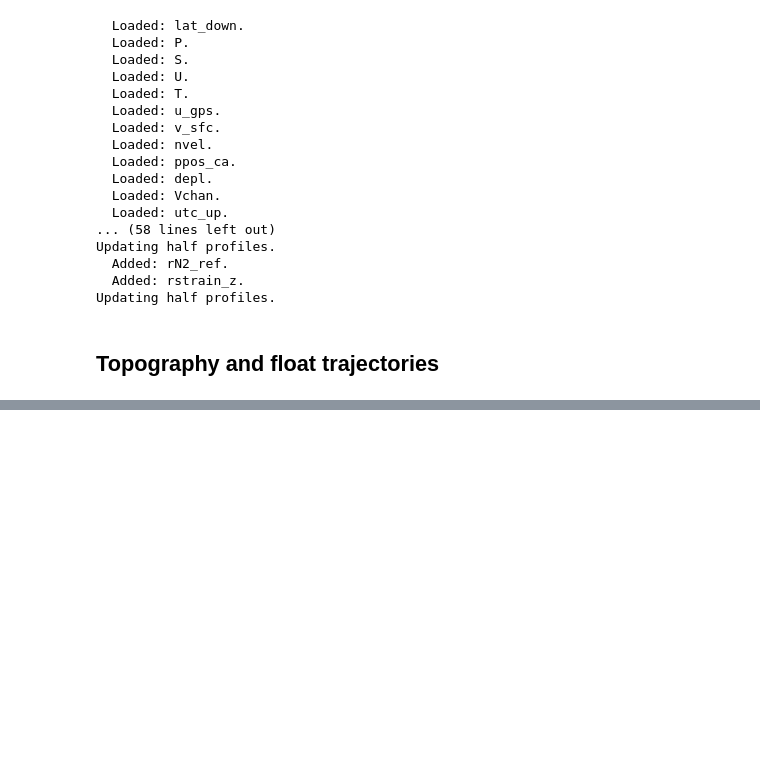
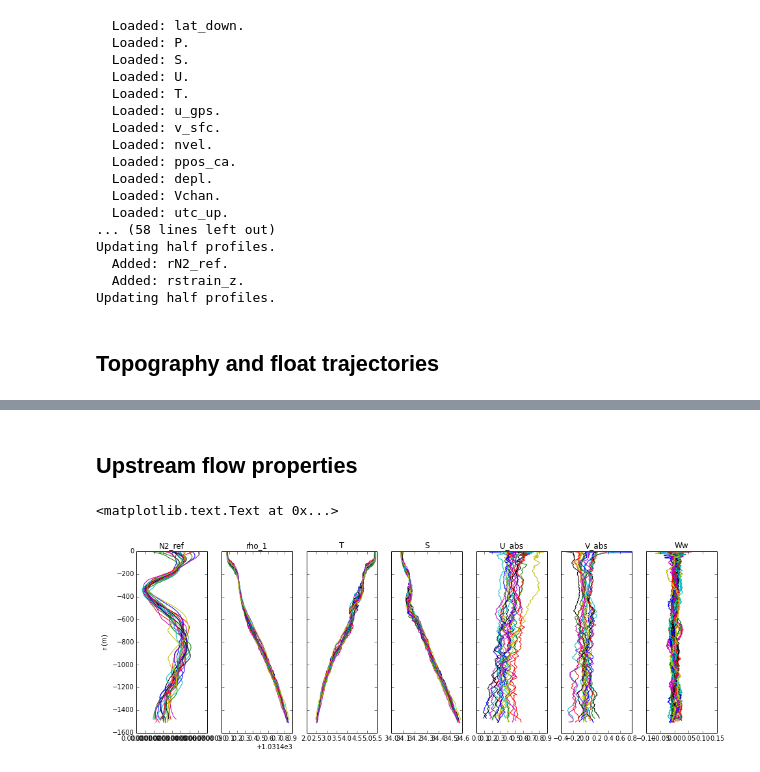
Before and after one commit to jessecusack/DIMES_lee_wave_analysis, a Jupyter notebook: notebooks/large_wave_generation.ipynb, the cells around one changed output, grey strips where cells are left out. Saved outputs shown, nothing was run; the diff lists cells and outputs as text; code cells hidden in the pictures; blank space fills up the shorter version.

```diff
--- a/notebooks/large_wave_generation.ipynb
+++ b/notebooks/large_wave_generation.ipynb
@@ -221,2 +225,28 @@ In the above figure good GPS readings at the surface are marked with yellow circ
 
 It can be seen that horizontal velocity has a typical magnitude of 50 cm s$^{-1}$. While the largest measured vertical velocity is of order 20 cm s$^{-1}$. The largest maximums are located in the lee of the Shackleton Fracture Zone ridge.
+# %% [markdown]
+Upstream flow properties
+------------------------
+# %%
+N = 10
+N0_76 = 15
+N0_77 = 10
+E76_hpids = np.arange(N0_76, N0_76+N)
+E77_hpids = np.arange(N0_77, N0_77+N)
+
+pfls = np.hstack((E76.get_profiles(E76_hpids), E77.get_profiles(E77_hpids)))
+xatrs = ['N2_ref', 'rho_1', 'T', 'S', 'U_abs', 'V_abs', 'Ww']
+yatrs = ['z', 'z', 'z', 'z', 'zef', 'zef', 'z']
+
+fig, axs = plt.subplots(1, len(xatrs), sharey=True)
+fig.set_size_inches(16,5)
+
+for ax, xatr, yatr in zip(axs, xatrs, yatrs):
+    for pfl in pfls:
+        ax.plot(getattr(pfl, xatr), getattr(pfl, yatr))
+        ax.set_title(xatr)
+
+axs[0].set_ylabel('$z$ (m)')
+# %% [output]
+<matplotlib.text.Text at 0x...>
+[figure, added]
```
Also changed, not shown: parts of 2 cells of this notebook.
